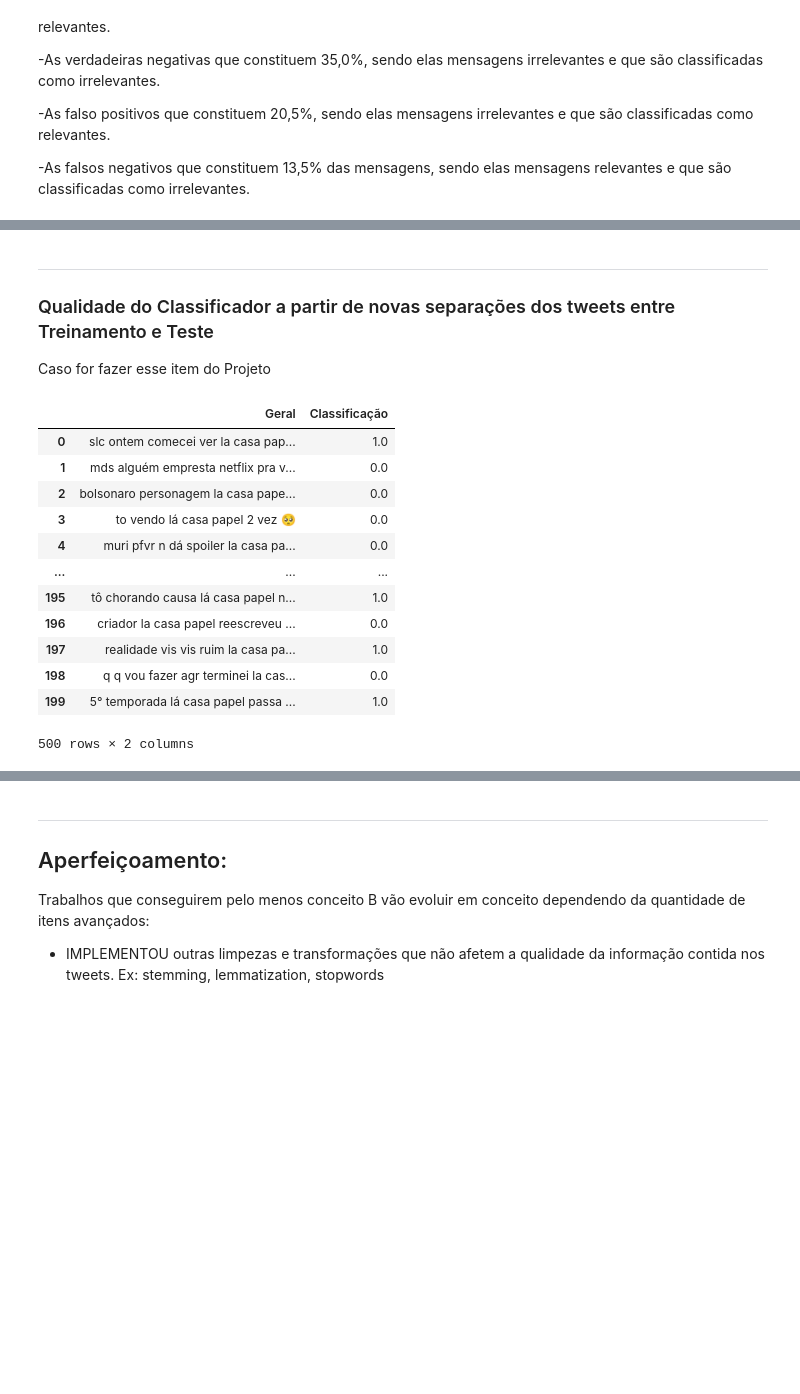
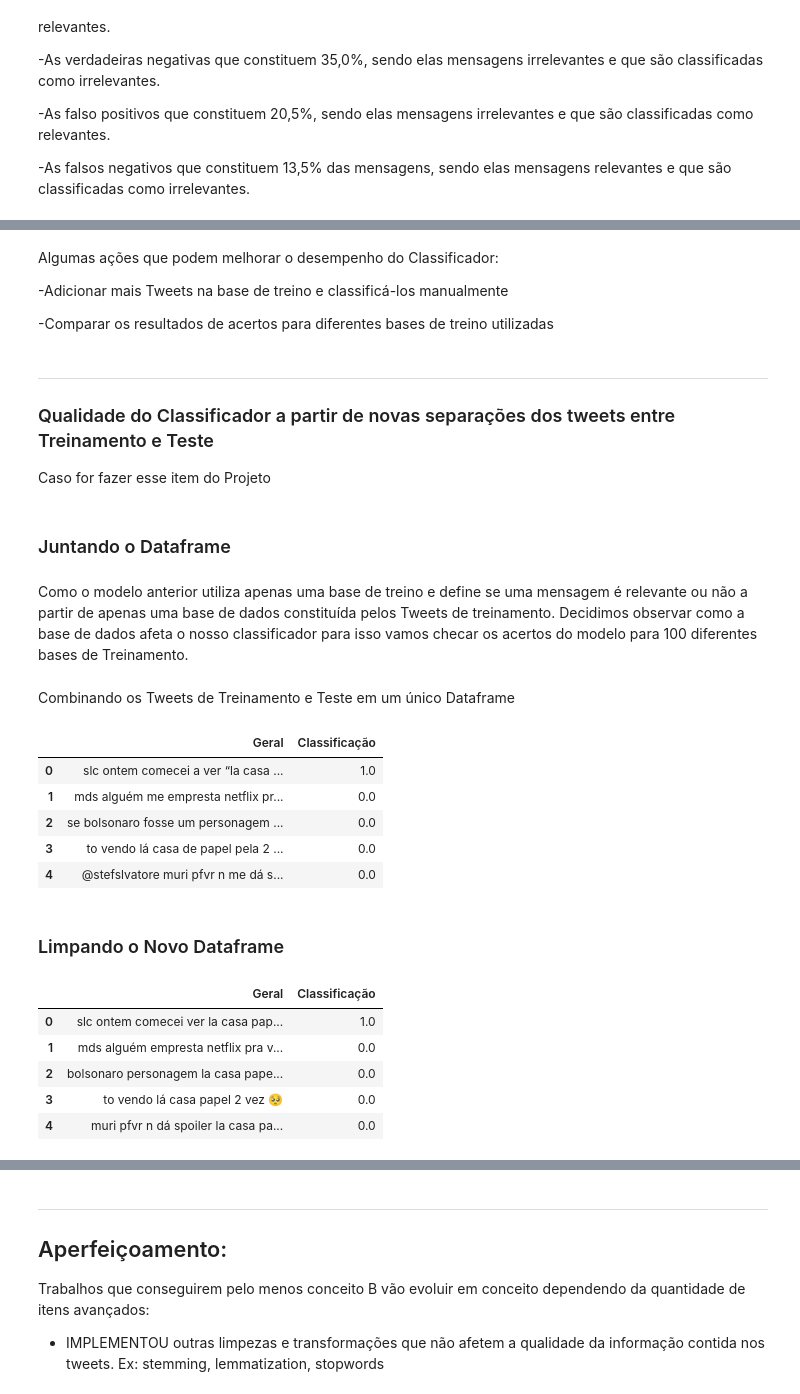
Before and after one commit to gtumang/Projeto1CDados, a Jupyter notebook: Projeto_1/Projeto1_Layout_Classificador.ipynb, the cells around one changed output, grey strips where cells are left out. Saved outputs shown, nothing was run; the diff lists cells and outputs as text; code cells hidden in the pictures; blank space fills up the shorter version.

```diff
--- a/Projeto_1/Projeto1_Layout_Classificador.ipynb
+++ b/Projeto_1/Projeto1_Layout_Classificador.ipynb
@@ -555,23 +588,47 @@ Dado a proposta de expansão acima acredito que esse projeto deve continuar com
+# %% [markdown]
+Algumas ações que podem melhorar o desempenho do Classificador:
+
+-Adicionar mais Tweets na base de treino e classificá-los manualmente
+
+-Comparar os resultados de acertos para diferentes bases de treino utilizadas
 # %% [markdown]
 ___
 ### Qualidade do Classificador a partir de novas separações dos tweets entre Treinamento e Teste
 
 Caso for fazer esse item do Projeto
+# %% [markdown]
+### Juntando o Dataframe
+# %% [markdown]
+Como o modelo anterior utiliza apenas uma base de treino e define se uma mensagem é relevante ou não a partir de apenas uma base de dados
+constituída pelos Tweets de treinamento. Decidimos observar como a base de dados afeta o nosso classificador para isso vamos checar os acertos do modelo para 100 diferentes bases de Treinamento.
+# %% [markdown]
+Combinando os Tweets de Treinamento e Teste em um único Dataframe
+# %%
+#Reutilizando as funções anteriores
+train = pd.read_excel(filename)
+
+test = pd.read_excel(filename, sheet_name = 'Teste')
+
+x = train.rename(columns={"Treinamento":"Geral"})
+
+#Retirando o exemplo de sarcasmo utilizado anteriormente
+teste_normal = test.drop([200], axis=0)
+
+y = teste_normal.rename(columns={"Teste":"Geral"})
+
+dataframe_combinado = pd.concat([x,y])
+
+dataframe_combinado.head(5)
+# %% [output]
+|  | Geral | Classificação |
+| 0 | slc ontem comecei a ver “la casa ... | 1.0 |
+| 1 | mds alguém me empresta netflix pr... | 0.0 |
+| 2 | se bolsonaro fosse um personagem ... | 0.0 |
+| 3 | to vendo lá casa de papel pela 2 ... | 0.0 |
+| 4 | @stefslvatore muri pfvr n me dá s... | 0.0 |
+# %% [markdown]
+### Limpando o Novo Dataframe
 # %%
-#Reutilizando as funções anteriores
-train = pd.read_excel(filename)
-
-test = pd.read_excel(filename, sheet_name = 'Teste')
-
-x = train.rename(columns={"Treinamento":"Geral"})
-
-teste_normal = test.drop([200], axis=0)
-
-y = teste_normal.rename(columns={"Teste":"Geral"})
-
-dataframe_combinado = pd.concat([x,y])
-
-
 #Limpando Tweets
 Remove_URL(dataframe_combinado, 'Geral')
 
@@ -580,38 +637,31 @@ contador = 0
 lista_combinado = []
 for i in dataframe_combinado.Geral:
     x = limpa_username(i)
     y = cleanup(x)
     lista_combinado.append(y)
 
 
 
 dataframe_combinado.Geral = lista_combinado
 
 valor_combinado = dataframe_combinado.Geral
 
 
 #Stop Words
 lista_x = []
 for i in dataframe_combinado.Geral:
     filtrado = filtro(i)
     lista_x.append(filtrado)
 
 
 
 dataframe_combinado.Geral = lista_x
 
-dataframe_combinado
+dataframe_combinado.head(5)
 # %% [output]
 |  | Geral | Classificação |
 | 0 | slc ontem comecei ver la casa pap... | 1.0 |
 | 1 | mds alguém empresta netflix pra v... | 0.0 |
 | 2 | bolsonaro personagem la casa pape... | 0.0 |
 | 3 | to vendo lá casa papel 2 vez 🥺 | 0.0 |
 | 4 | muri pfvr n dá spoiler la casa pa... | 0.0 |
-| ... | ... | ... |
-| 195 | tô chorando causa lá casa papel n... | 1.0 |
-| 196 | criador la casa papel reescreveu ... | 0.0 |
-| 197 | realidade vis vis ruim la casa pa... | 1.0 |
-| 198 | q q vou fazer agr terminei la cas... | 0.0 |
-| 199 | 5° temporada lá casa papel passa ... | 1.0 |
-500 rows × 2 columns
```
Also changed, not shown: parts of 29 cells of this notebook.
